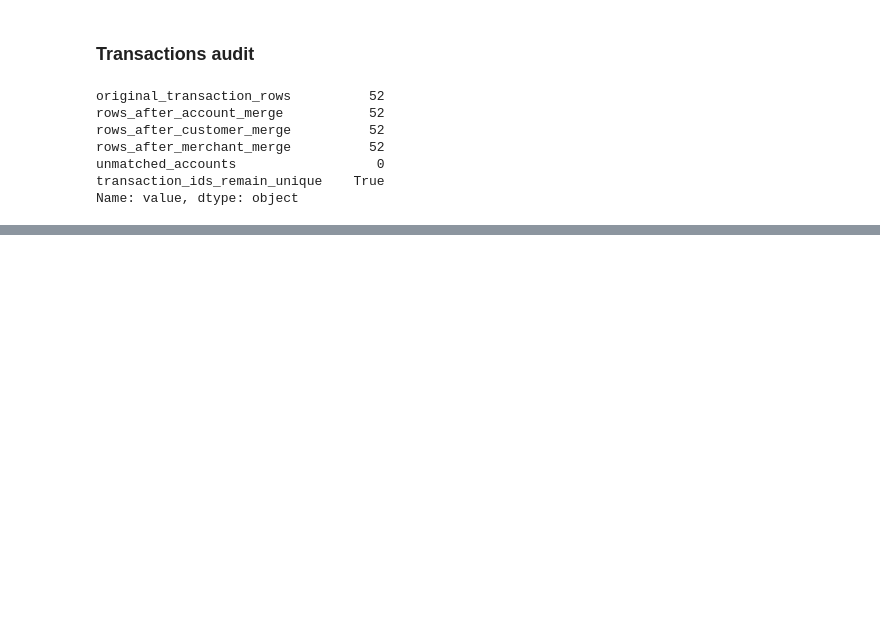
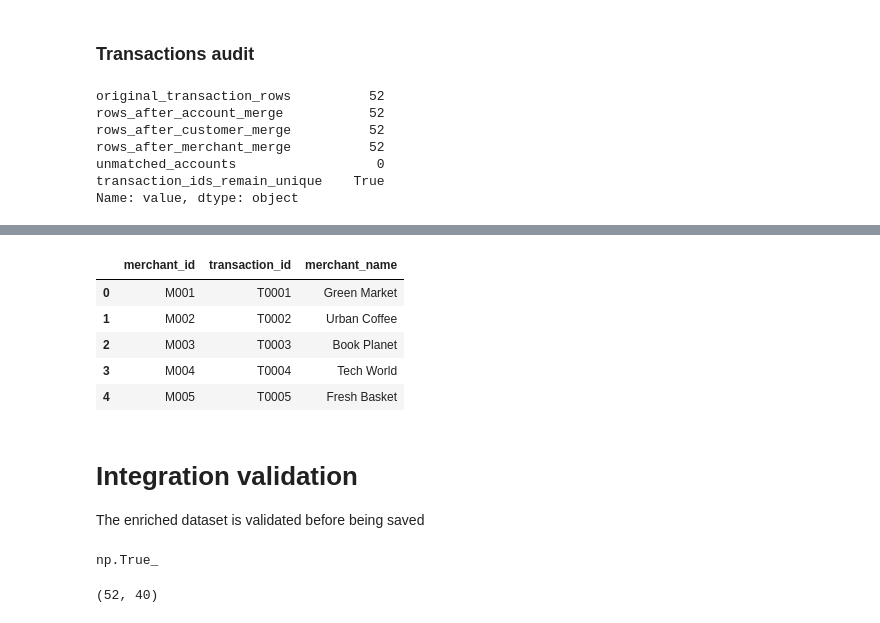
Before and after one commit to glezirene/transaction-intelligence, a Jupyter notebook: notebooks/04_data_integration.ipynb, the cells around one changed output, grey strips where cells are left out. Cells and saved outputs as stored; diff of their text form; code cells hidden in the pictures; blank space fills up the shorter version.

```diff
--- a/notebooks/04_data_integration.ipynb
+++ b/notebooks/04_data_integration.ipynb
@@ -291,0 +398,73 @@ Name: value, dtype: object
+# %%
+merchant_name_lookup = (merchants_for_merge.set_index("merchant_id")["merchant_name"])
+# %%
+join_example = (transactions[["transaction_id", "merchant_id"]]
+    .set_index("merchant_id")
+    .join(merchant_name_lookup, how = "left")
+    .reset_index()
+)
+join_example.head()
+# %% [output]
+|  | merchant_id | transaction_id | merchant_name |
+| 0 | M001 | T0001 | Green Market |
+| 1 | M002 | T0002 | Urban Coffee |
+| 2 | M003 | T0003 | Book Planet |
+| 3 | M004 | T0004 | Tech World |
+| 4 | M005 | T0005 | Fresh Basket |
+# %% [markdown]
+# Integration validation
+
+The enriched dataset is validated before being saved
+# %%
+integration_validation = pd.Series(
+    {
+        "row_count_preserved": (
+            len(transactions_enriched)
+            == len(transactions)
+        ),
+        "transaction_ids_are_unique": (
+            transactions_enriched[
+                "transaction_id"
+            ].is_unique
+        ),
+        "customer_ids_are_present": (
+            transactions_enriched[
+                "customer_id"
+            ].notna().all()
+        ),
+        "merchant_names_are_present": (
+            transactions_enriched[
+                "merchant_name"
+            ].notna().all()
+        ),
+        "customer_countries_are_present": (
+            transactions_enriched[
+                "customer_country"
+            ].notna().all()
+        ),
+        "merchant_countries_are_present": (
+            transactions_enriched[
+                "merchant_country"
+            ].notna().all()
+        ),
+        "transaction_scope_is_present": (
+            transactions_enriched[
+                "transaction_scope"
+            ].notna().all()
+        ),
+        "no_complete_rows_duplicated": (
+            ~transactions_enriched
+            .duplicated()
+            .any()
+        ),
+    },
+    name="passed",
+)
+
+integration_validation.all()
+# %% [output]
+np.True_
+# %%
+transactions_enriched.shape
+# %% [output]
+(52, 40)
```
Also changed, not shown: parts of 16 cells of this notebook, 1 other file.
